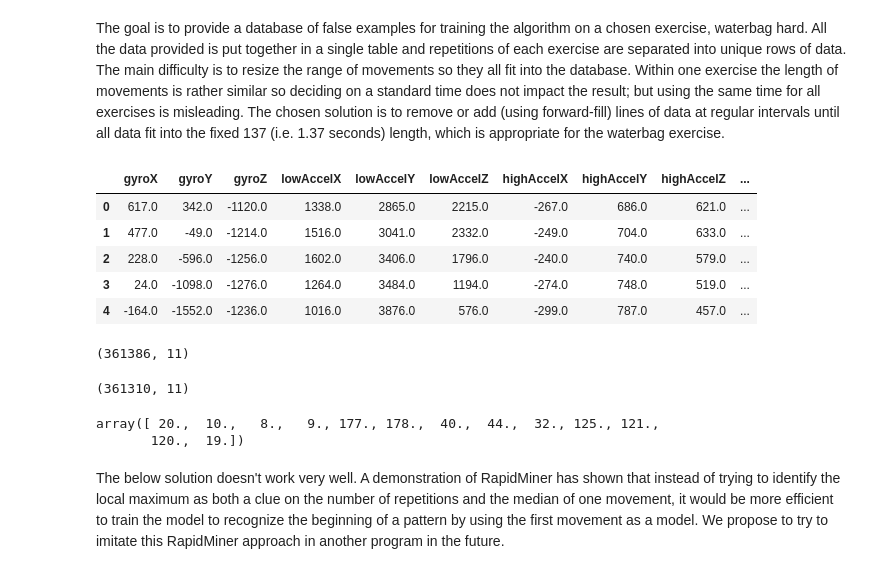
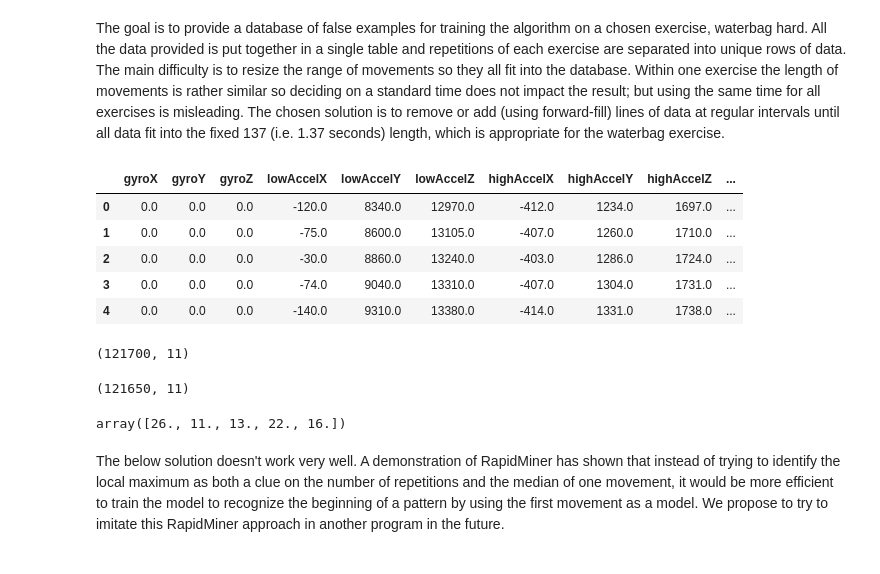
Before and after one commit to coderbunker/OverhandFitness, a Jupyter notebook: Flatten all data.ipynb, the cells around one changed output. Cells and saved outputs as stored; diff of their text form; code cells hidden in the pictures.

Commit message:
Flatten Aug 13 data into one row per movement

```diff
--- a/Flatten all data.ipynb
+++ b/Flatten all data.ipynb
@@ -4,15 +4,15 @@
  The main difficulty is to resize the range of movements so they all fit into the database. Within one exercise the length of movements is rather similar so deciding on a standard time does not impact the result; but using the same time for all exercises is misleading. The chosen solution is to remove or add (using forward-fill) lines of data at regular intervals until all data fit into the fixed 137 (i.e. 1.37 seconds) length, which is appropriate for the waterbag exercise.
 # %%
 import pandas as pd
-trackers=pd.read_csv('data1.csv')
+trackers=pd.read_csv('data2.csv')
 trackers.head()
 # %% [output]
 |  | gyroX | gyroY | gyroZ | lowAccelX | lowAccelY | lowAccelZ | highAccelX | highAccelY | highAccelZ | ... |
-| 0 | 617.0 | 342.0 | -1120.0 | 1338.0 | 2865.0 | 2215.0 | -267.0 | 686.0 | 621.0 | ... |
-| 1 | 477.0 | -49.0 | -1214.0 | 1516.0 | 3041.0 | 2332.0 | -249.0 | 704.0 | 633.0 | ... |
-| 2 | 228.0 | -596.0 | -1256.0 | 1602.0 | 3406.0 | 1796.0 | -240.0 | 740.0 | 579.0 | ... |
-| 3 | 24.0 | -1098.0 | -1276.0 | 1264.0 | 3484.0 | 1194.0 | -274.0 | 748.0 | 519.0 | ... |
-| 4 | -164.0 | -1552.0 | -1236.0 | 1016.0 | 3876.0 | 576.0 | -299.0 | 787.0 | 457.0 | ... |
+| 0 | 0.0 | 0.0 | 0.0 | -120.0 | 8340.0 | 12970.0 | -412.0 | 1234.0 | 1697.0 | ... |
+| 1 | 0.0 | 0.0 | 0.0 | -75.0 | 8600.0 | 13105.0 | -407.0 | 1260.0 | 1710.0 | ... |
+| 2 | 0.0 | 0.0 | 0.0 | -30.0 | 8860.0 | 13240.0 | -403.0 | 1286.0 | 1724.0 | ... |
+| 3 | 0.0 | 0.0 | 0.0 | -74.0 | 9040.0 | 13310.0 | -407.0 | 1304.0 | 1731.0 | ... |
+| 4 | 0.0 | 0.0 | 0.0 | -140.0 | 9310.0 | 13380.0 | -414.0 | 1331.0 | 1738.0 | ... |
 # %%
 #Using a margin of 68 before and after the maximum as a standard based on waterbag hard (68*2+1=137)
 sensors_columns=list(trackers.columns)
@@ -24,13 +24,13 @@ flat_trackers = pd.DataFrame(columns=col_names)
 trackers['max_value']=trackers.max(axis=1)
 trackers.shape
 # %% [output]
-(361386, 11)
+(121700, 11)
 # %%
 trackers.dropna(inplace=True)
 # %%
 trackers.shape
 # %% [output]
-(361310, 11)
+(121650, 11)
 # %%
 #Count movements in each series from the series title (when the count is indicated)
 trackers['repetitions']=trackers['exercise'].str.extract('(\d+)_T7', expand=True)
@@ -41,8 +41,7 @@ fill_value=trackers['length']/137
 trackers['repetitions'].fillna(round(fill_value,0),inplace=True)
 trackers.repetitions.unique()
 # %% [output]
-array([ 20.,  10.,   8.,   9., 177., 178.,  40.,  44.,  32., 125., 121.,
-       120.,  19.])
+array([26., 11., 13., 22., 16.])
 # %%
 #Create a list of exercise names (there is a problem with the end parenthesis of the files starting with '(jab_)')
 list_names=[s.replace('(jab_)','').replace('jab(_cross)','') for s in trackers['exercise'].unique()]
```
Also changed, not shown: parts of 9 cells of this notebook, 53 other files.
